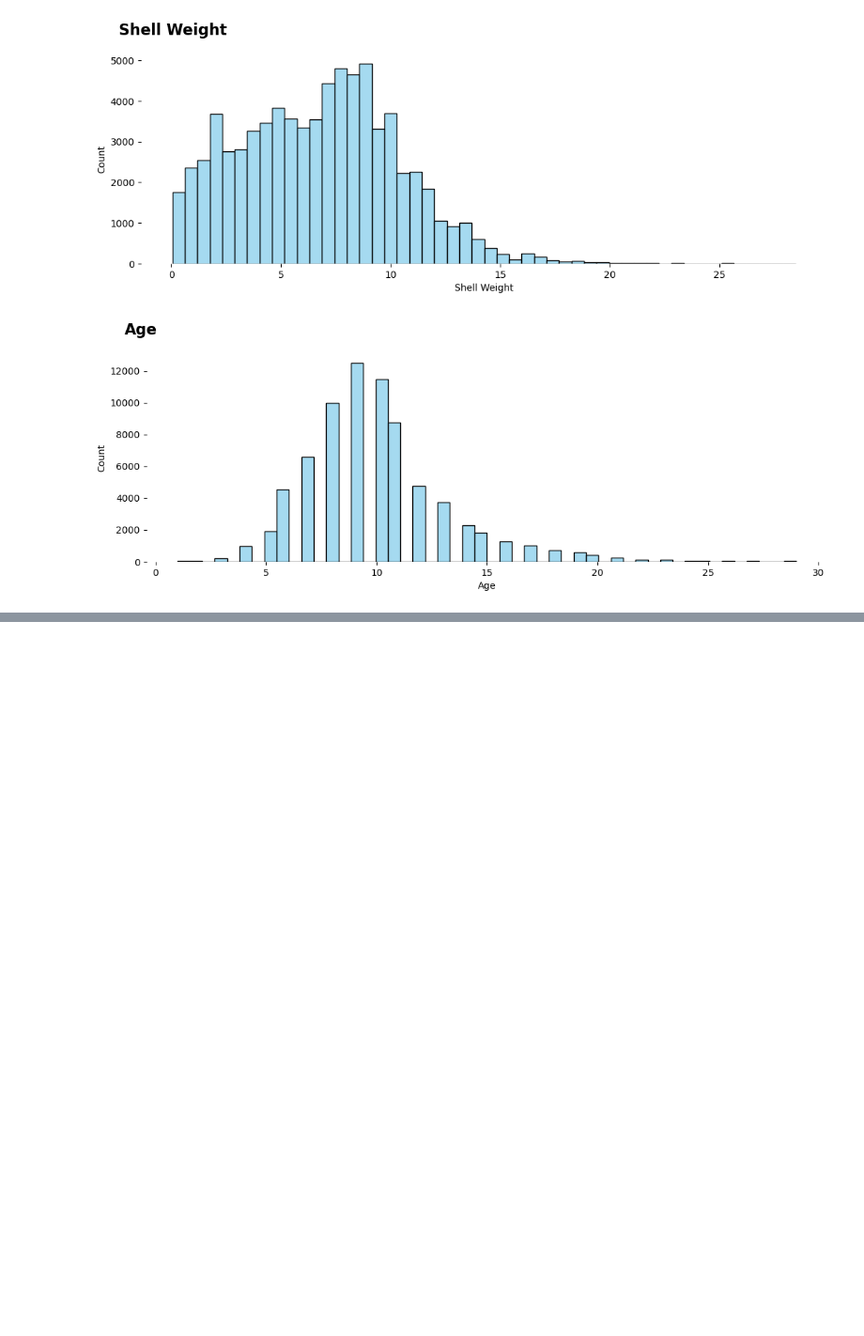
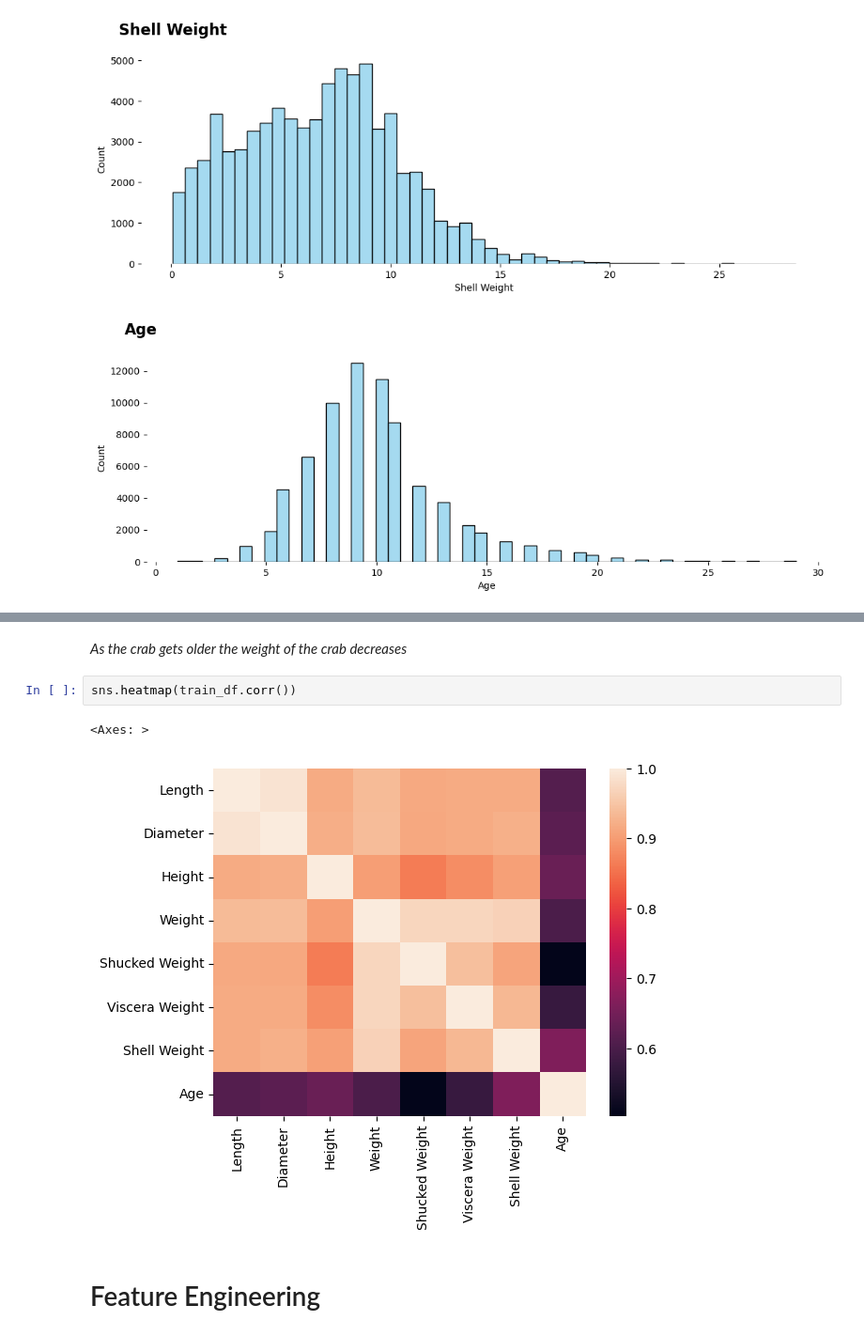
Before and after one commit to gargi-09/My-Kaggle-Work, a Jupyter notebook: Crab Age Prediction.ipynb, the cells around one changed output, grey strips where cells are left out. Shown at 94% size. Drawn from its saved outputs; the diff is of its cells as text; blank space fills up the shorter version.

```diff
--- a/Crab Age Prediction.ipynb
+++ b/Crab Age Prediction.ipynb
@@ -114,0 +177,9 @@ for n in num:
+# %% [markdown]
+*As the crab gets older the weight of the crab decreases*
+# %%
+sns.heatmap(train_df.corr())
+# %% [output]
+<Axes: >
+[figure, added]
+# %% [markdown]
+# Feature Engineering
```
Also changed, not shown: parts of 34 cells of this notebook.
